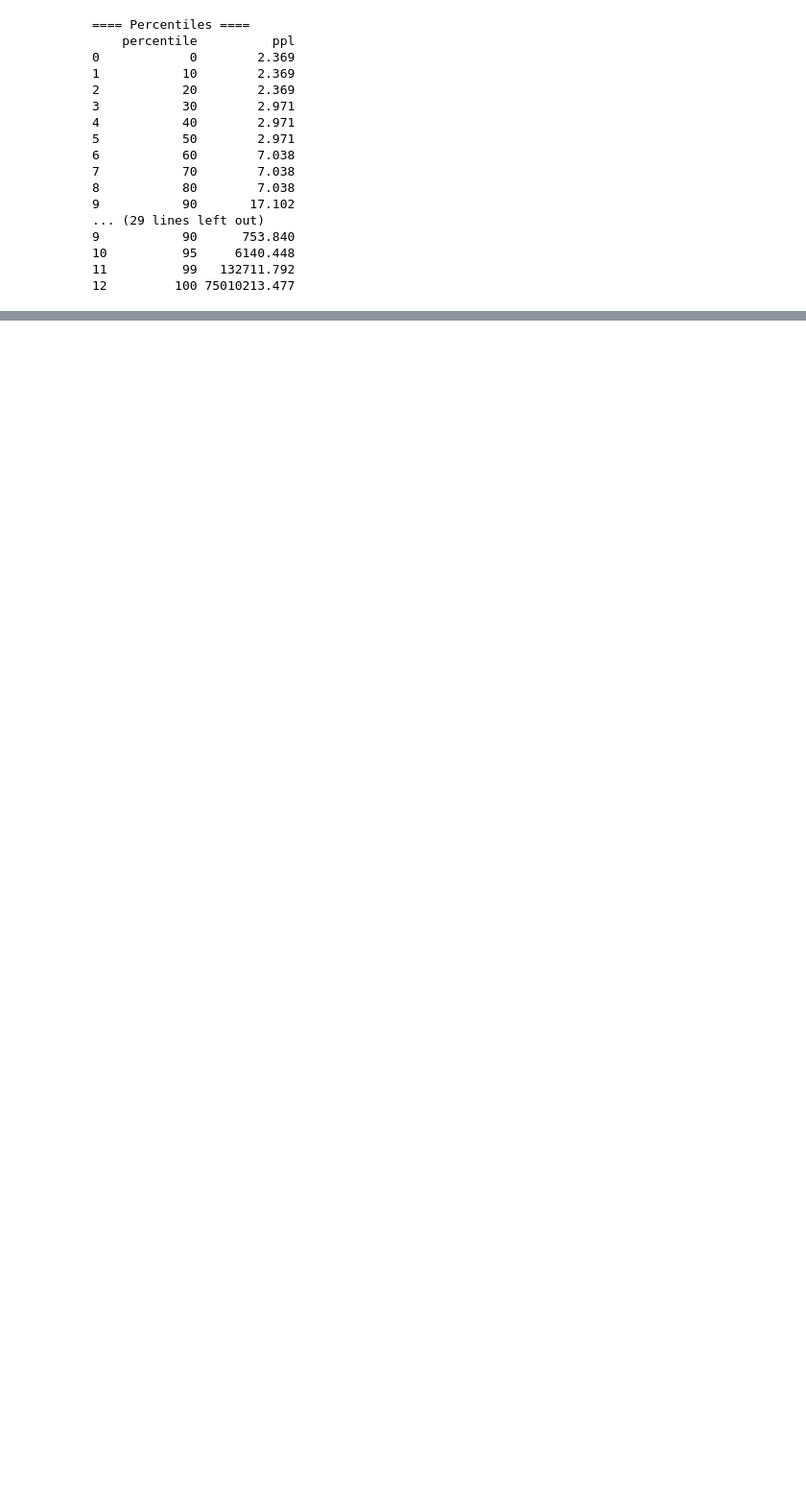
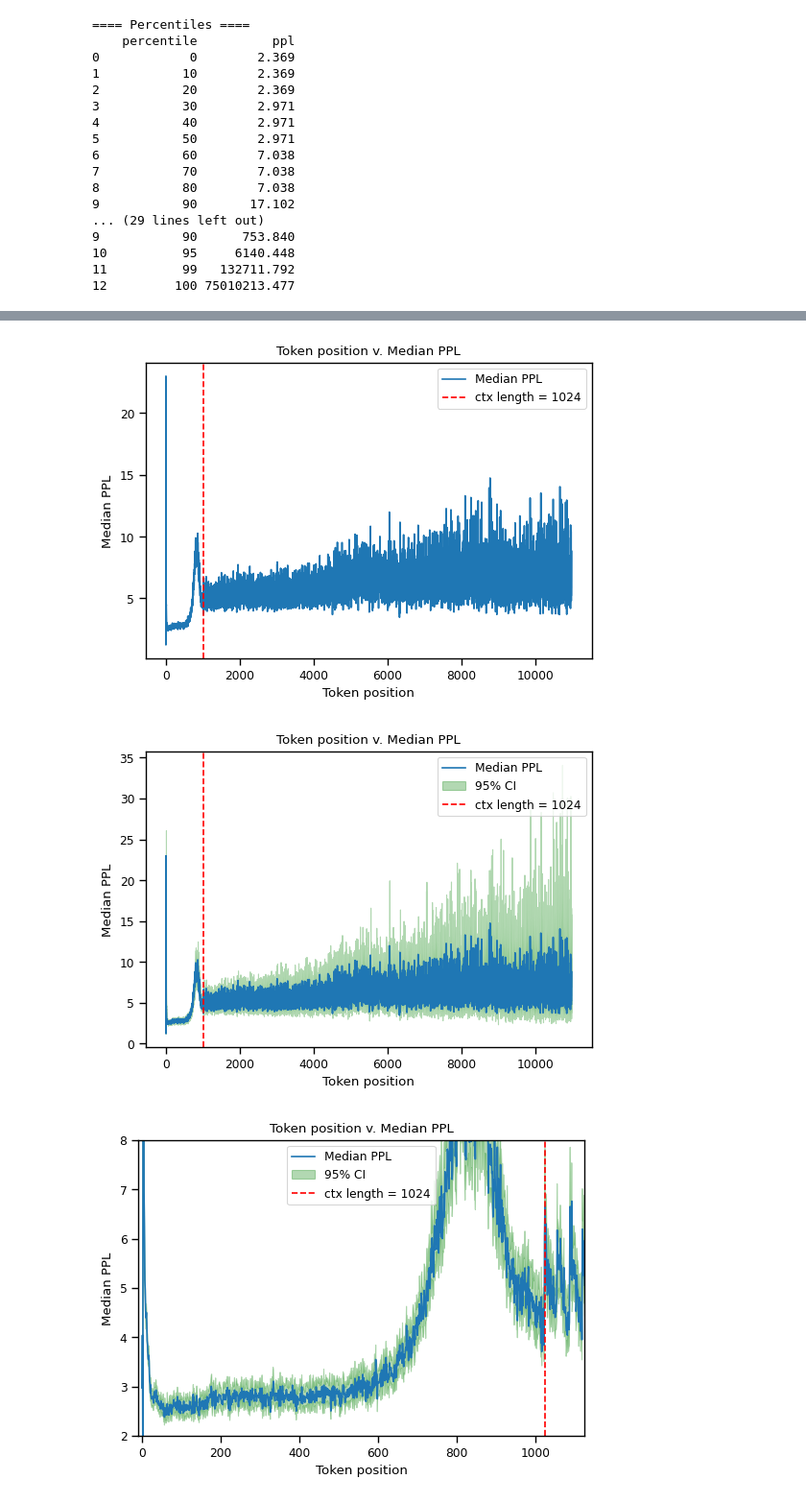
Before and after one commit to som-shahlab/hf_ehr, a Jupyter notebook: hf_ehr/notebooks/val_ppl_plots.ipynb, the cells around one changed output, grey strips where cells are left out. Shown: that part at 96% size. Saved outputs shown, nothing was run; the diff lists cells and outputs as text; code cells hidden in the pictures; blank space fills up the shorter version.

```diff
--- a/hf_ehr/notebooks/val_ppl_plots.ipynb
+++ b/hf_ehr/notebooks/val_ppl_plots.ipynb
@@ -145,11 +177,3 @@ print_percentiles(df[df['token_idx'] == 2]['label_ppl'])
 10          95     6140.448
 11          99   132711.792
 12         100 75010213.477
-# %%
-# Count token position frequencies
-df_token_position_counts = df['token_idx'].value_counts().sort_index().reset_index()
-
-# Filter out any token positions with < min_count occurrences
-min_count: int = 100
-keep_token_idxs: List[int] = df_token_position_counts[df_token_position_counts['count'] >= min_count]['token_idx'].tolist()
-print(f"Keeping {len(keep_token_idxs)} token positions (i.e. all token positions with >= {min_count} data points)")
@@ -201,0 +242,23 @@ plt.show()
+# %%
+# Calculate median ppl per token position
+df_pos_to_ppl = calculate_ppl_per_token_pos(df)
+
+# Plot (without CI)
+plot_token_idx_v_ppl(df_pos_to_ppl, ctx_length=1024, is_show_ci=False, is_zoom_to_ctx=False)
+
+if is_plot_ci:
+    # Plot (with CI)
+    plot_token_idx_v_ppl(df_pos_to_ppl, ctx_length=1024, is_show_ci=True, is_zoom_to_ctx=False)
+    # Plot (with CI) zoomed into ctx length
+    plot_token_idx_v_ppl(df_pos_to_ppl, ctx_length=1024, is_show_ci=True, is_zoom_to_ctx=True)
+
+# Print count of measurements per token position
+plt.scatter(df_token_position_counts[df_token_position_counts['token_idx'].isin(keep_token_idxs)]['token_idx'],
+         df_token_position_counts[df_token_position_counts['token_idx'].isin(keep_token_idxs)]['count'],
+         s=2)
+plt.xlabel('Token position')
+plt.axvline(x=1024, color='red', linestyle='--', label='ctx length = 1024')
+plt.ylabel('# of data points')
+plt.title('# of data points per token position in Median PPL plot')
+plt.show()
+# %% [output]
@@ -201,0 +266,3 @@ plt.show()
+[figure, added]
+[figure, added]
+[figure, added]
```
Also changed, not shown: parts of 38 cells of this notebook, 10 other files.
